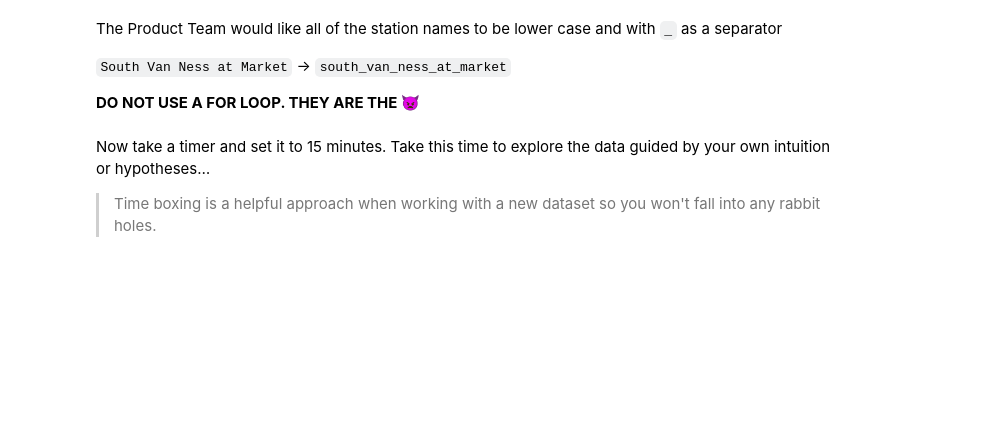
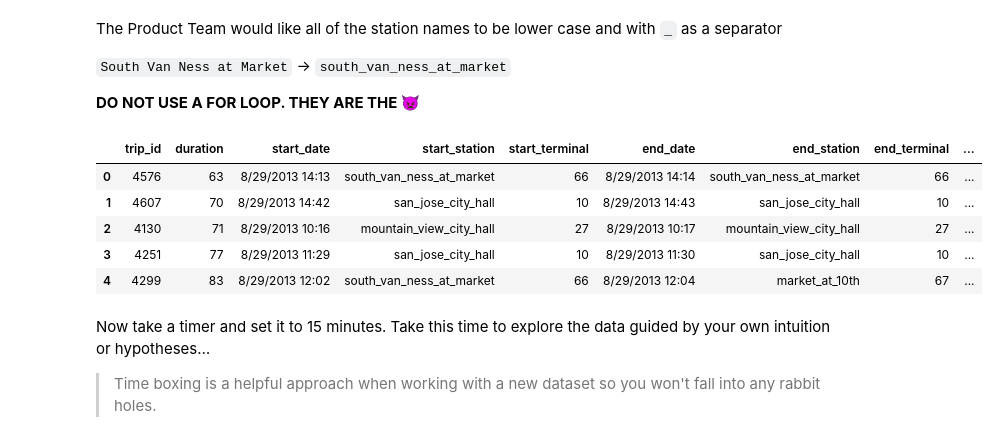
Before and after one commit to superidealnie/pandan-numy, a Jupyter notebook: 05_pandas_practice_3.ipynb, the cells around one changed output. Drawn from its saved outputs; the diff is of its cells as text; code cells hidden in the pictures; blank space fills up the shorter version.

```diff
--- a/05_pandas_practice_3.ipynb
+++ b/05_pandas_practice_3.ipynb
@@ -229,6 +231,18 @@ The Product Team would like all of the station names to be lower case and  with
 `South Van Ness at Market` -> `south_van_ness_at_market`
 
 **DO NOT USE A FOR LOOP. THEY ARE THE 👿**
+# %%
+df["start_station"] = df["start_station"].str.lower().str.replace(" ", "_")
+# %%
+df["end_station"] = df["end_station"].apply(lambda x: x.lower().replace(" ", "_"))
+df.head()
+# %% [output]
+|  | trip_id | duration | start_date | start_station | start_terminal | end_date | end_station | end_terminal | ... |
+| 0 | 4576 | 63 | 8/29/2013 14:13 | south_van_ness_at_market | 66 | 8/29/2013 14:14 | south_van_ness_at_market | 66 | ... |
+| 1 | 4607 | 70 | 8/29/2013 14:42 | san_jose_city_hall | 10 | 8/29/2013 14:43 | san_jose_city_hall | 10 | ... |
+| 2 | 4130 | 71 | 8/29/2013 10:16 | mountain_view_city_hall | 27 | 8/29/2013 10:17 | mountain_view_city_hall | 27 | ... |
+| 3 | 4251 | 77 | 8/29/2013 11:29 | san_jose_city_hall | 10 | 8/29/2013 11:30 | san_jose_city_hall | 10 | ... |
+| 4 | 4299 | 83 | 8/29/2013 12:02 | south_van_ness_at_market | 66 | 8/29/2013 12:04 | market_at_10th | 67 | ... |
 # %% [markdown]
 Now take a timer and set it to 15 minutes. Take this time to explore the data guided by your own intuition or hypotheses…
 > Time boxing is a helpful approach when working with a new dataset so you won't fall into any rabbit holes.
```
Also changed, not shown: parts of 1 cell of this notebook.
